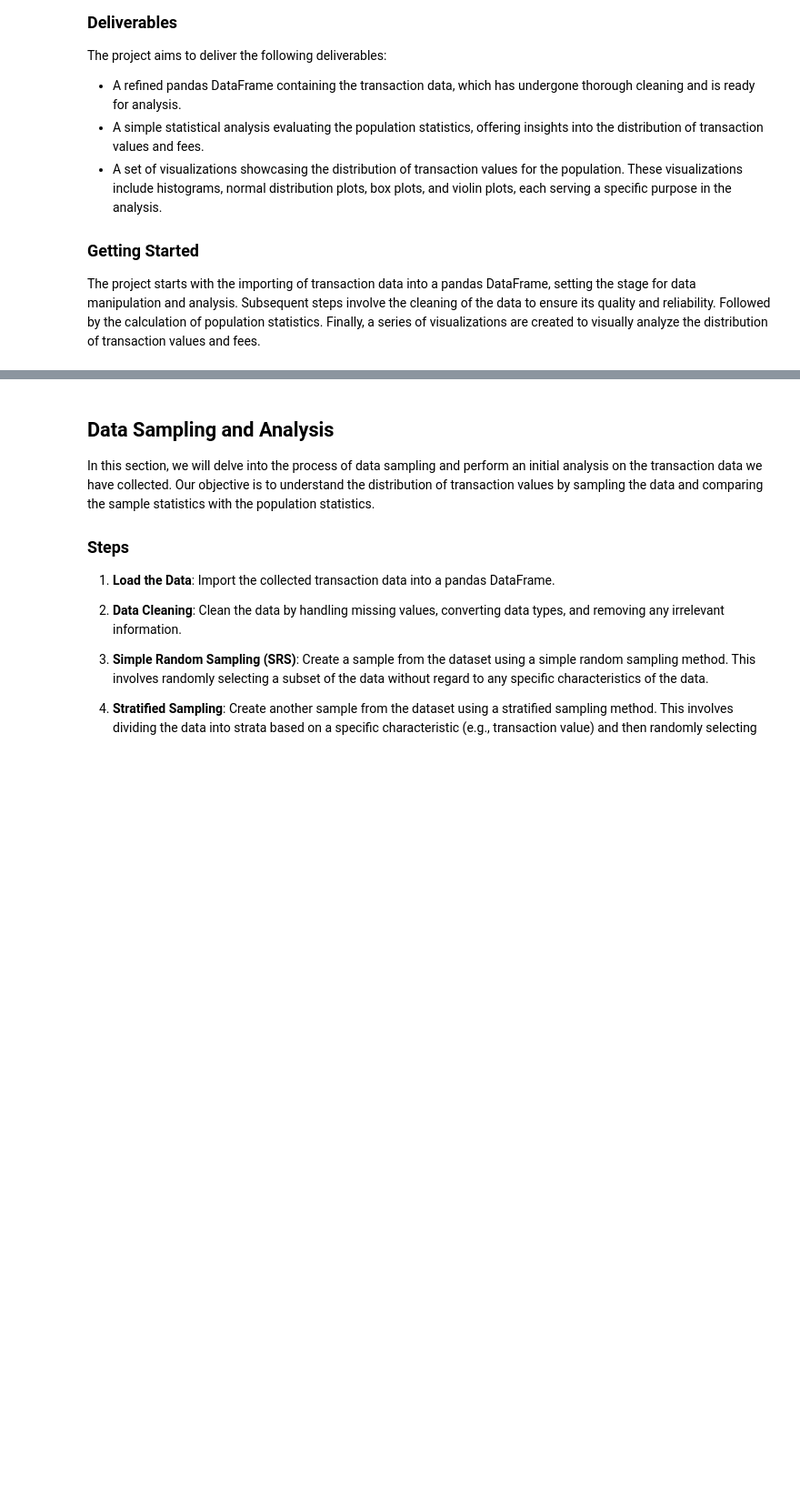
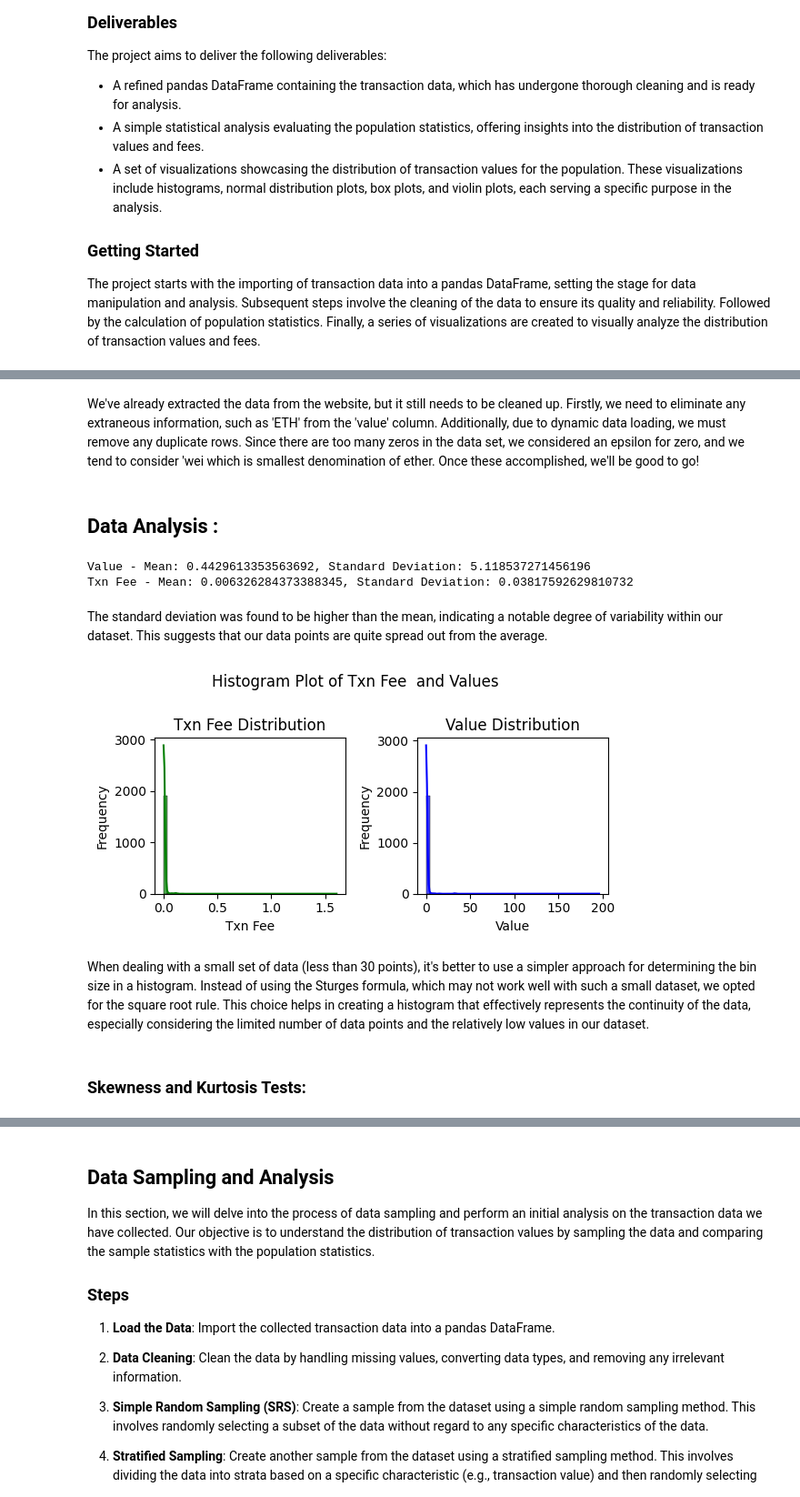
Before and after one commit to tisiphonee/DataS, a Jupyter notebook: CA0.ipynb, the cells around one changed output, grey strips where cells are left out. Shown: that part at 91% size. Cells and saved outputs as stored; diff of their text form; code cells hidden in the pictures; blank space fills up the shorter version.

```diff
--- a/CA0.ipynb
+++ b/CA0.ipynb
@@ -98,0 +198,56 @@ The project starts with the importing of transaction data into a pandas DataFram
+# %% [markdown]
+We've already extracted the data from the website, but it still needs to be cleaned up. Firstly, we need to eliminate any extraneous information, such as 'ETH' from the 'value' column. Additionally, due to dynamic data loading, we must remove any duplicate rows.
+Since there are too many zeros in the data set,  we considered an epsilon for zero, and we tend to consider 'wei which is smallest denomination of ether. Once these  accomplished, we'll be good to go!
+# %%
+df = pd.read_csv('output.csv')
+df['Value'] = df['Value'].str.rstrip(' ETH')
+df['Value'] = df['Value'].apply(lambda x: float(x.rstrip(' wei')) *10**-18 if x.endswith('wei') else (x))
+
+df['Value'] = df['Value'].astype(float)
+df['Value'] = df['Value'].replace(0.0, 10**-18)
+df['Value'] = df['Value'].replace(0, 10**-18)
+
+df['Txn Fee'] = df['Txn Fee'].astype(float)
+
+df = df.drop_duplicates(subset='Hash', keep='first')
+df.to_csv('output_cleaned_epsilon.csv', index=False)
+# %% [markdown]
+## Data Analysis :
+# %%
+mean_value = df['Value'].mean()
+std_value = df['Value'].std()
+
+mean_txn_fee = df['Txn Fee'].mean()
+std_txn_fee = df['Txn Fee'].std()
+
+print(f"Value - Mean: {mean_value}, Standard Deviation: {std_value}")
+print(f"Txn Fee - Mean: {mean_txn_fee}, Standard Deviation: {std_txn_fee}")
+# %% [output]
+Value - Mean: 0.4429613353563692, Standard Deviation: 5.118537271456196
+Txn Fee - Mean: 0.006326284373388345, Standard Deviation: 0.03817592629810732
+# %% [markdown]
+The standard deviation was found to be higher than the mean, indicating a notable degree of variability within our dataset. This suggests that our data points are quite spread out from the average.
+# %%
+plt.figure(figsize=(6, 3))
+plt.suptitle('Histogram Plot of Txn Fee  and Values', y=1)
+
+plt.subplot(1, 2, 1)
+sns.histplot(df['Txn Fee'], bins=int(math.sqrt(len(df['Txn Fee']))), color='g', kde=True, alpha=0.7)
+plt.title('Txn Fee Distribution')
+plt.xlabel('Txn Fee')
+plt.ylabel('Frequency')
+
+plt.subplot(1, 2, 2)
+sns.histplot(df['Value'], bins=int(math.sqrt(len(df['Value']))), color='b', kde=True, alpha=0.7)
+plt.title('Value Distribution')
+plt.xlabel('Value')
+plt.ylabel('Frequency')
+
+plt.tight_layout()
+plt.show()
+# %% [output]
+[figure, added]
+# %% [markdown]
+When dealing with a small set of data (less than 30 points), it's better to use a simpler approach for determining the bin size in a histogram. Instead of using the Sturges formula, which may not work well with such a small dataset, we opted for the square root rule. This choice helps in creating a histogram that effectively represents the continuity of the data, especially considering the limited number of data points and the relatively low values in our dataset.
+# %% [markdown]
+### Skewness and Kurtosis Tests:
```
Also changed, not shown: parts of 30 cells of this notebook.
